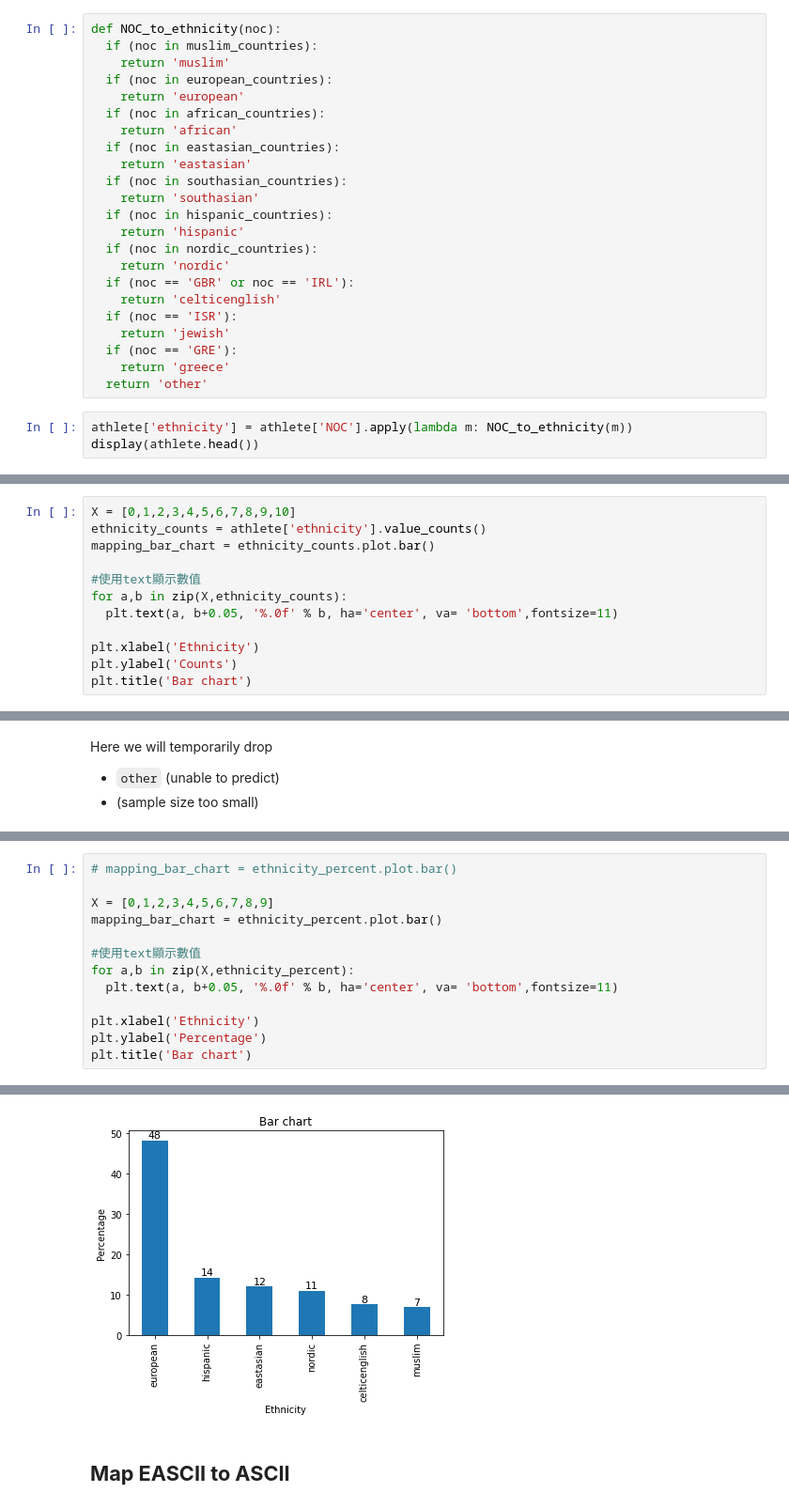
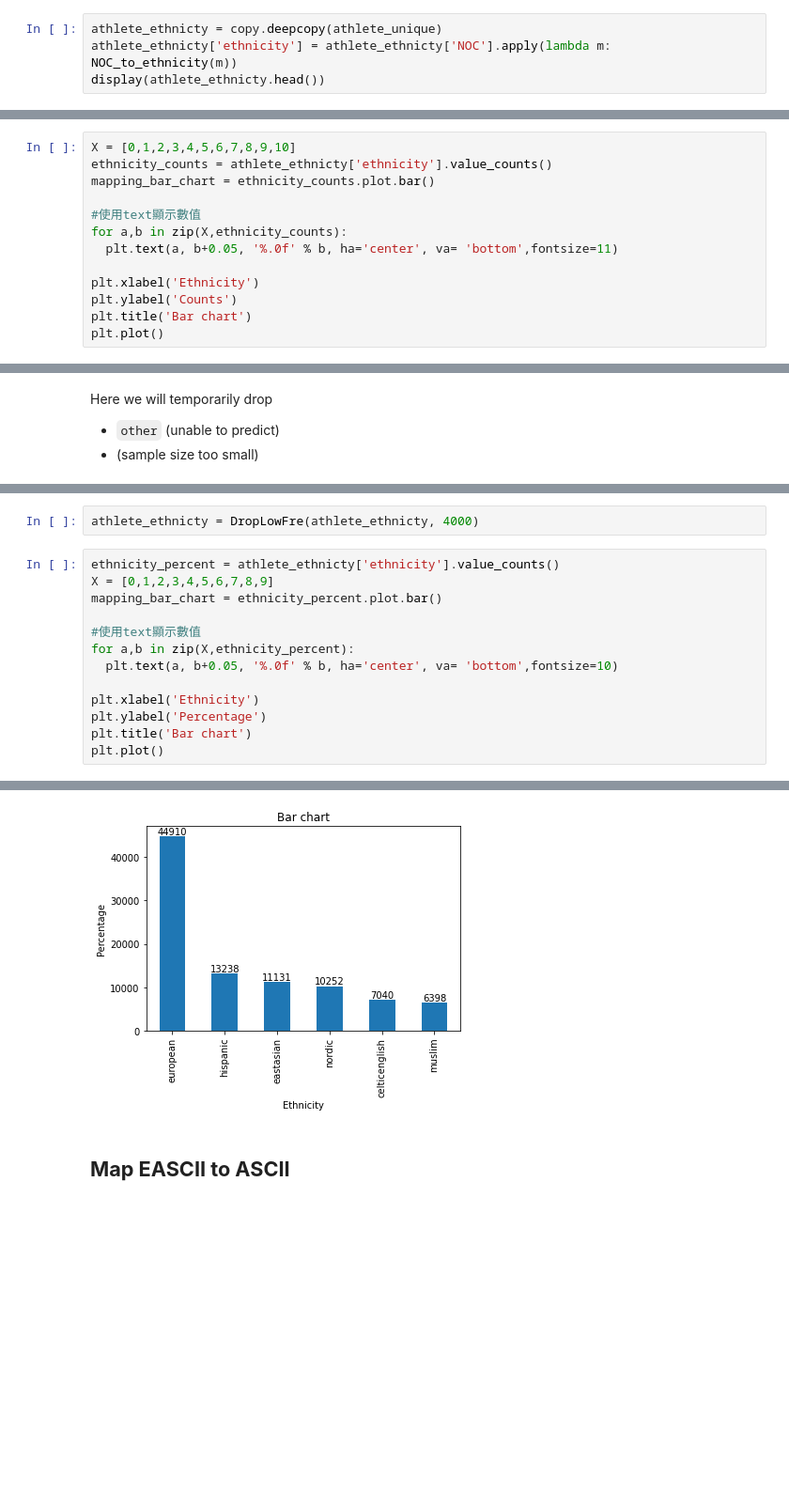
Before and after one commit to PJL-Emily/ethnicity-classification-by-name, a Jupyter notebook: ethnicity_classification_olympic.ipynb, the cells around one changed output, grey strips where cells are left out. Shown at 94% size. Drawn from its saved outputs; the diff is of its cells as text; blank space fills up the shorter version.

```diff
--- a/ethnicity_classification_olympic.ipynb
+++ b/ethnicity_classification_olympic.ipynb
@@ -74,27 +61,5 @@ nordic_countries = ['DEN', 'SWE', 'NOR', 'FIN']
-# %%
-def NOC_to_ethnicity(noc):
-  if (noc in muslim_countries):
-    return 'muslim'
-  if (noc in european_countries):
-    return 'european'
-  if (noc in african_countries):
-    return 'african'
-  if (noc in eastasian_countries):
-    return 'eastasian'
-  if (noc in southasian_countries):
-    return 'southasian'
-  if (noc in hispanic_countries):
-    return 'hispanic'
-  if (noc in nordic_countries):
-    return 'nordic'
-  if (noc == 'GBR' or noc == 'IRL'):
-    return 'celticenglish'
-  if (noc == 'ISR'):
-    return 'jewish'
-  if (noc == 'GRE'):
-    return 'greece'
-  return 'other'
 # %%
-athlete['ethnicity'] = athlete['NOC'].apply(lambda m: NOC_to_ethnicity(m))
-display(athlete.head())
+athlete_ethnicty = copy.deepcopy(athlete_unique)
+athlete_ethnicty['ethnicity'] = athlete_ethnicty['NOC'].apply(lambda m: NOC_to_ethnicity(m))
+display(athlete_ethnicty.head())
 # %% [output]
@@ -109,6 +74,6 @@ display(athlete.head())
 # %%
 X = [0,1,2,3,4,5,6,7,8,9,10]
-ethnicity_counts = athlete['ethnicity'].value_counts()
+ethnicity_counts = athlete_ethnicty['ethnicity'].value_counts()
 mapping_bar_chart = ethnicity_counts.plot.bar()
 
 #使用text顯示數值
@@ -118,4 +83,5 @@ for a,b in zip(X,ethnicity_counts):
 plt.xlabel('Ethnicity')
 plt.ylabel('Counts')
 plt.title('Bar chart')
+plt.plot()
 # %% [output]
@@ -155,14 +98,16 @@ Name: ethnicity, dtype: float64
+# %%
+athlete_ethnicty = DropLowFre(athlete_ethnicty, 4000)
 # %%
-# mapping_bar_chart = ethnicity_percent.plot.bar()
-
+ethnicity_percent = athlete_ethnicty['ethnicity'].value_counts()
 X = [0,1,2,3,4,5,6,7,8,9]
 mapping_bar_chart = ethnicity_percent.plot.bar()
 
 #使用text顯示數值
 for a,b in zip(X,ethnicity_percent):
-  plt.text(a, b+0.05, '%.0f' % b, ha='center', va= 'bottom',fontsize=11)
+  plt.text(a, b+0.05, '%.0f' % b, ha='center', va= 'bottom',fontsize=10)
 
 plt.xlabel('Ethnicity')
 plt.ylabel('Percentage')
 plt.title('Bar chart')
+plt.plot()
 # %% [output]
@@ -170,3 +115,3 @@ Text(0.5, 1.0, 'Bar chart')
-[figure, old version]
+[figure, new version]
 # %% [markdown]
 ## **Map EASCII to ASCII**
```
Also changed, not shown: parts of 32 cells of this notebook.
